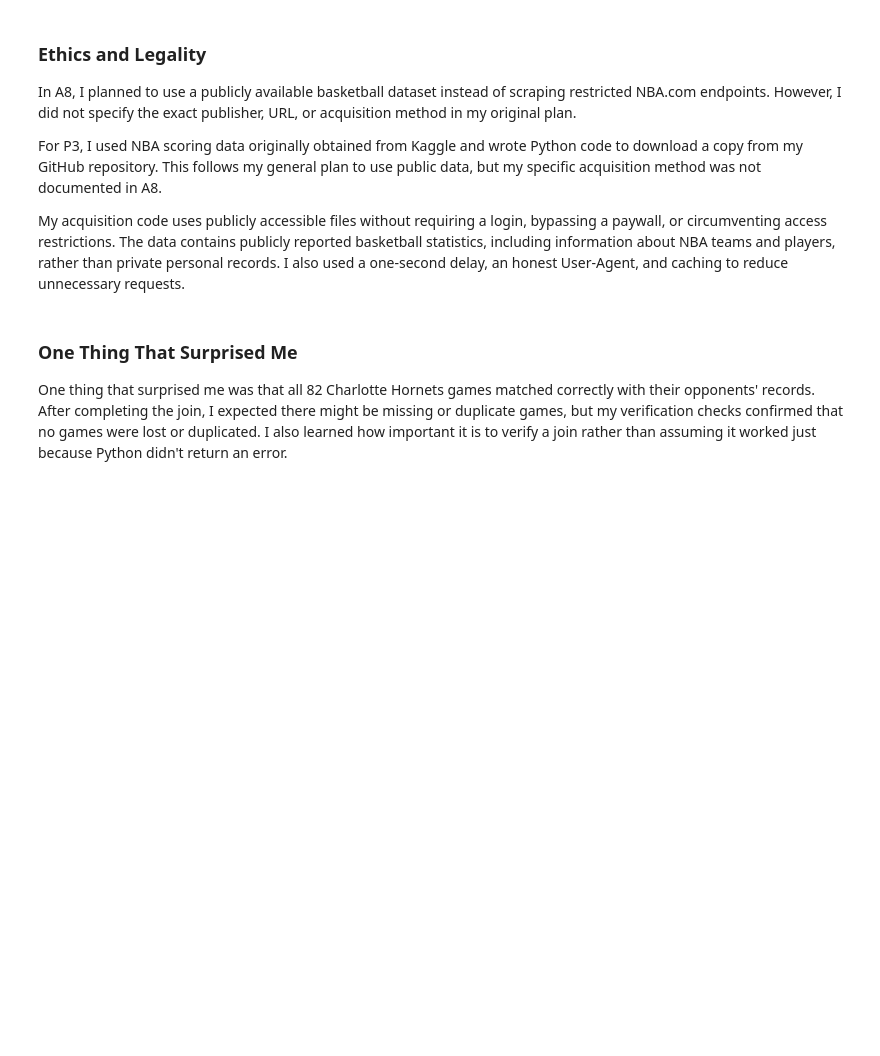
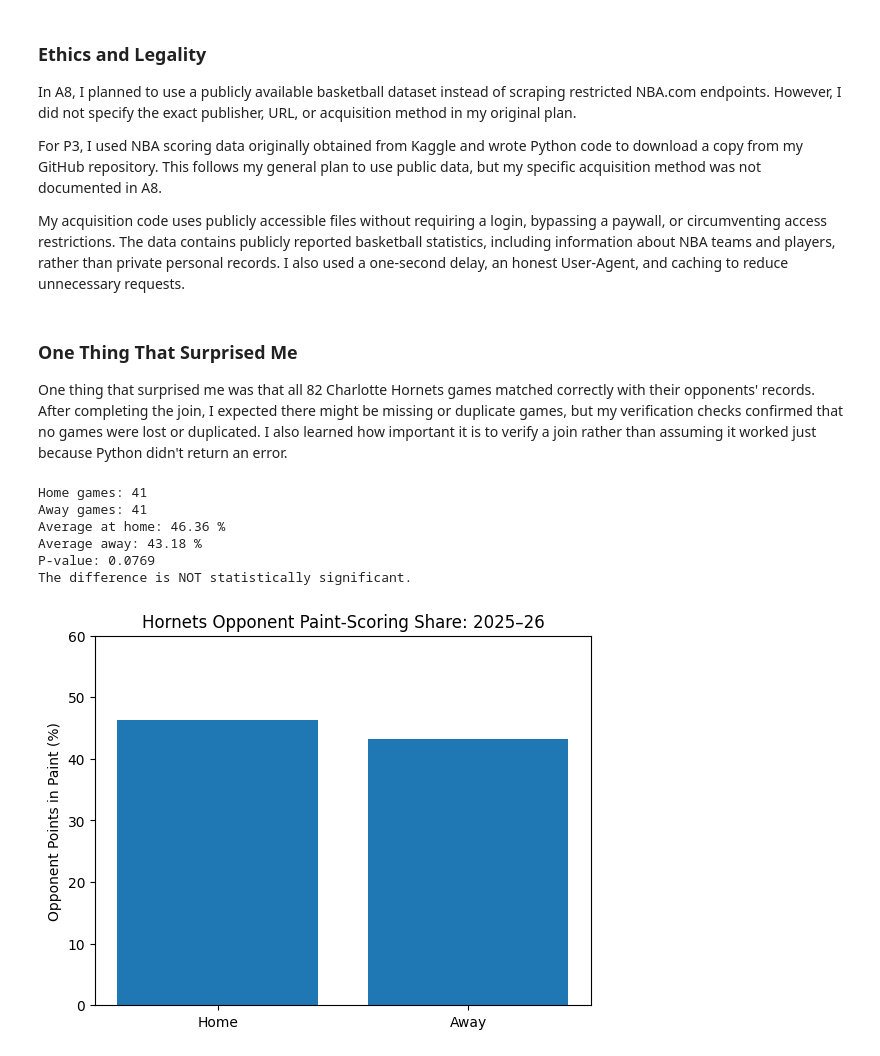
Before and after one commit to asmaramraj/dsa405-project, a Jupyter notebook: DSA405_002_FA26_P3_asmaramr.ipynb, the cells around one changed output. Cells and saved outputs as stored; diff of their text form; code cells hidden in the pictures; blank space fills up the shorter version.

```diff
--- a/DSA405_002_FA26_P3_asmaramr.ipynb
+++ b/DSA405_002_FA26_P3_asmaramr.ipynb
@@ -294,3 +294,56 @@ My acquisition code uses publicly accessible files without requiring a login, by
 ### One Thing That Surprised Me
 
 One thing that surprised me was that all 82 Charlotte Hornets games matched correctly with their opponents' records. After completing the join, I expected there might be missing or duplicate games, but my verification checks confirmed that no games were lost or duplicated. I also learned how important it is to verify a join rather than assuming it worked just because Python didn't return an error.
+# %%
+
+from scipy.stats import ttest_ind
+
+# Separate home and away games
+home_games = games[games["home"] == "CHA"]
+away_games = games[games["home"] != "CHA"]
+
+# Get opponent paint-scoring percentages
+home_paint = home_games["opponent_paint_pct"]
+away_paint = away_games["opponent_paint_pct"]
+
+# Calculate averages
+print("Home games:", len(home_paint))
+print("Away games:", len(away_paint))
+print("Average at home:", round(home_paint.mean(), 2), "%")
+print("Average away:", round(away_paint.mean(), 2), "%")
+
+# Welch's two-sample t-test
+t_stat, p_value = ttest_ind(
+    home_paint,
+    away_paint,
+    equal_var=False
+)
+
+print("P-value:", round(p_value, 4))
+
+if p_value < 0.05:
+    print("The difference is statistically significant.")
+else:
+    print("The difference is NOT statistically significant.")
+# %% [output]
+Home games: 41
+Away games: 41
+Average at home: 46.36 %
+Average away: 43.18 %
+P-value: 0.0769
+The difference is NOT statistically significant.
+# %%
+
+import matplotlib.pyplot as plt
+
+labels = ["Home", "Away"]
+averages = [home_paint.mean(), away_paint.mean()]
+
+plt.bar(labels, averages)
+plt.ylabel("Opponent Points in Paint (%)")
+plt.title("Hornets Opponent Paint-Scoring Share: 2025–26")
+plt.ylim(0, 60)
+
+plt.show()
+# %% [output]
+[figure, added]
```
Also changed, not shown: parts of 1 cell of this notebook.
